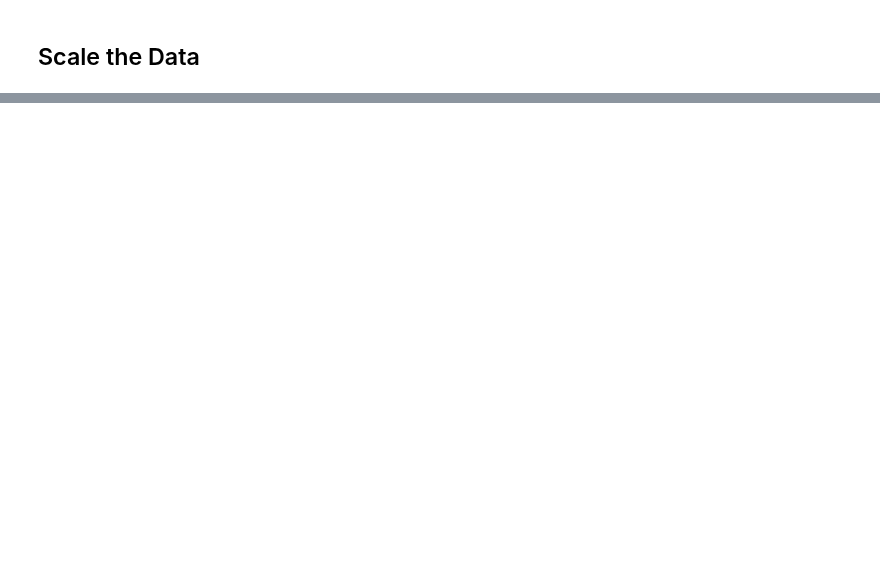
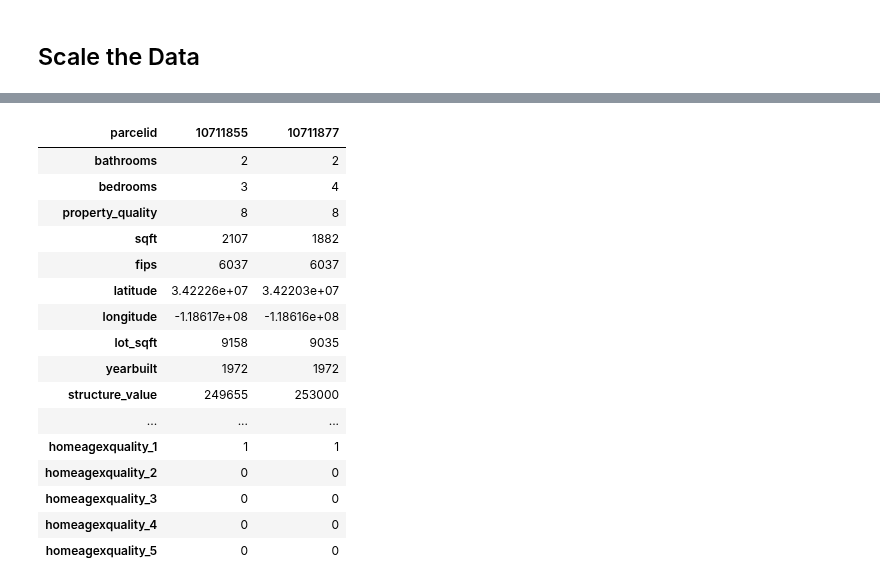
Before and after one commit to SKG-ZillowClusteringProject/zillow_clustering_project, a Jupyter notebook: SKG_Final_Notebook.ipynb, the cells around one changed output, grey strips where cells are left out. Saved outputs shown, nothing was run; the diff lists cells and outputs as text; code cells hidden in the pictures; blank space fills up the shorter version.

```diff
--- a/SKG_Final_Notebook.ipynb
+++ b/SKG_Final_Notebook.ipynb
@@ -256,0 +673,27 @@ NameError: name 'X_train' is not defined
+# %%
+cluster_dummies2 =  pd.get_dummies(df.cluster, prefix='homeagexquality')
+# %%
+cluster_dummies2 = cluster_dummies2.rename(columns={"homeagexquality_cluster_0": "avgqualityavgage", "homeagexquality_cluster_1": "poor_quality_old_age", "homeagexquality_cluster_2": "avq_quality_young_age", "homeagexquality_cluster_3": "avg_quality_old_age", "homeagexquality_cluster_4": "bestest"})
+# %%
+# append dummy df cols to the original df.
+df = pd.concat([df, cluster_dummies, cluster_dummies2], axis=1)
+# %%
+df.head(2).T
+# %% [output]
+| parcelid | 10711855 | 10711877 |
+| bathrooms | 2 | 2 |
+| bedrooms | 3 | 4 |
+| property_quality | 8 | 8 |
+| sqft | 2107 | 1882 |
+| fips | 6037 | 6037 |
+| latitude | 3.42226e+07 | 3.42203e+07 |
+| longitude | -1.18617e+08 | -1.18616e+08 |
+| lot_sqft | 9158 | 9035 |
+| yearbuilt | 1972 | 1972 |
+| structure_value | 249655 | 253000 |
+| ... | ... | ... |
+| homeagexquality_1 | 1 | 1 |
+| homeagexquality_2 | 0 | 0 |
+| homeagexquality_3 | 0 | 0 |
+| homeagexquality_4 | 0 | 0 |
+| homeagexquality_5 | 0 | 0 |
```
Also changed, not shown: parts of 75 cells of this notebook, 1 other file.
